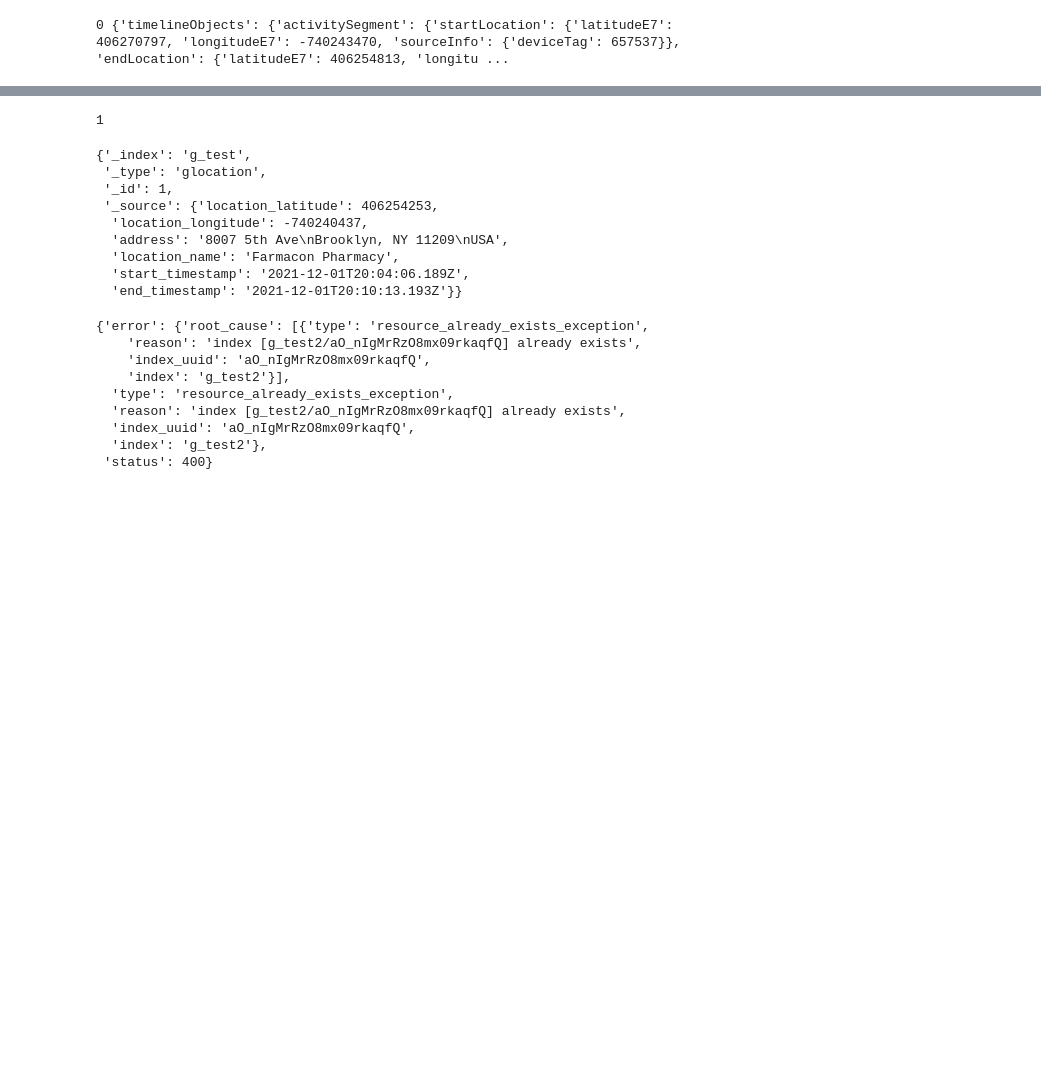
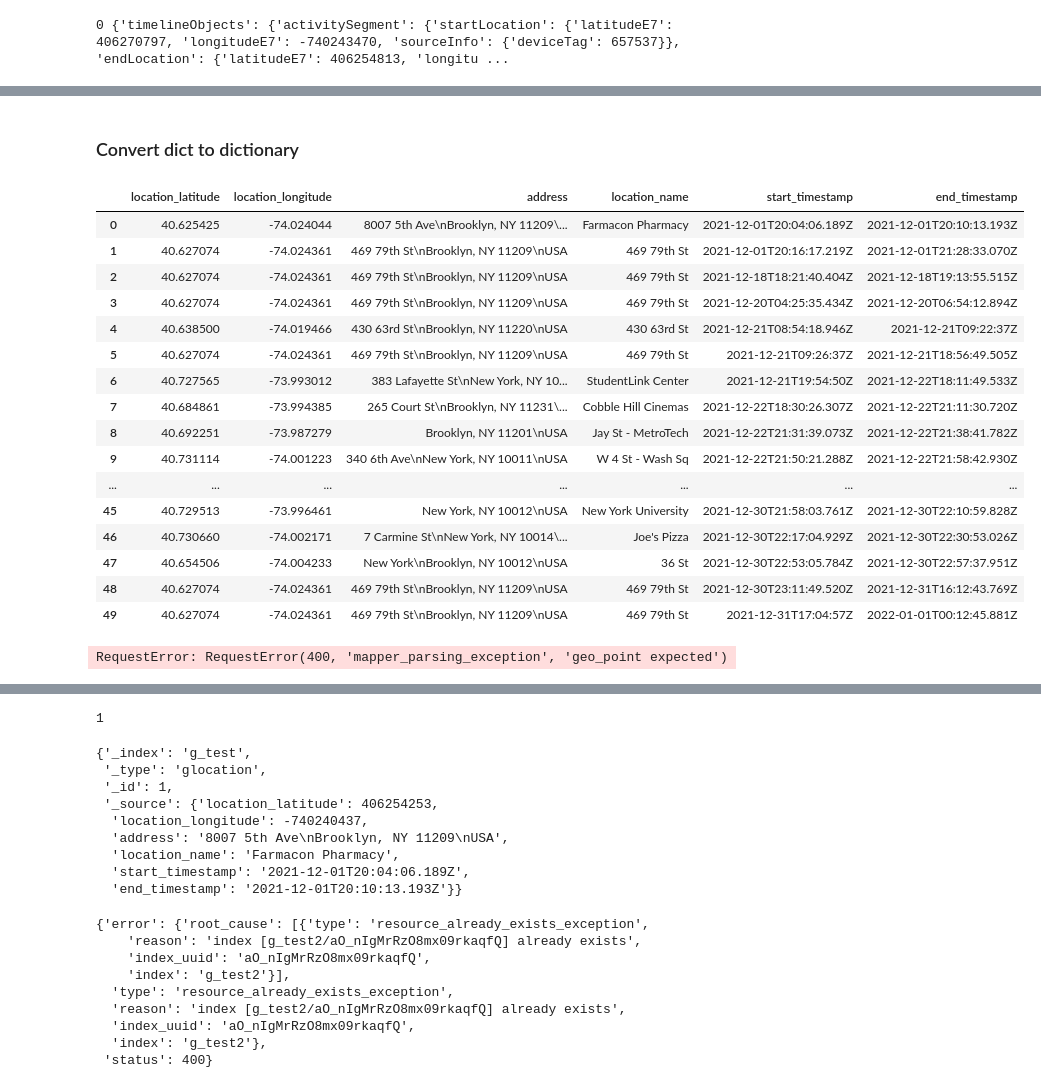
Before and after one commit to pb2640/big_data_spring22, a Jupyter notebook: Elk_google_loc.ipynb, the cells around one changed output, grey strips where cells are left out. Drawn from its saved outputs; the diff is of its cells as text; code cells hidden in the pictures; blank space fills up the shorter version.

Commit message:
Update Elk_google_loc.ipynb
Added Convert json to dataframe

```diff
--- a/Elk_google_loc.ipynb
+++ b/Elk_google_loc.ipynb
@@ -48,0 +81,21 @@ df = pd.read_json(r"C:\Users\parth\2022\notebooks\data\Takeout\Location History\
+# %%
+data_21 = []
+for year in os.listdir("./data/Takeout/Location History/Semantic Location History/"):
+    for file in os.listdir("./data/Takeout/Location History/Semantic Location History/"+year):
+        df = pd.read_json("./data/Takeout/Location History/Semantic Location History/"+year+"/"+file)
+        df2 = df.to_dict('records')
+        for i in range(len(df2)):
+            line = df2[i]
+
+            if(line.get("timelineObjects").get("placeVisit")!=None):
+
+                doc = {
+                'location_latitude':line.get("timelineObjects").get("placeVisit").get("location").get("latitudeE7")/10000000,
+                'location_longitude':line.get("timelineObjects").get("placeVisit").get("location").get("longitudeE7")/10000000,
+                'address':line.get("timelineObjects").get("placeVisit").get("location").get("address"),
+                'location_name':line.get("timelineObjects").get("placeVisit").get("location").get("name"),
+                'start_timestamp':line.get("timelineObjects").get("placeVisit").get("duration").get("startTimestamp"),
+                'end_timestamp':line.get("timelineObjects").get("placeVisit").get("duration").get("endTimestamp")}
+                data_21.append(doc)
+# %%
+df = pd.DataFrame.from_dict(data_21)
@@ -76,3 +158,5 @@ for c,line in enumerate(df2):
     break
 # %% [output]
 0 {'timelineObjects': {'activitySegment': {'startLocation': {'latitudeE7': 406270797, 'longitudeE7': -740243470, 'sourceInfo': {'deviceTag': 657537}}, 'endLocation': {'latitudeE7': 406254813, 'longitu ...
+# %%
+line = df2[0]
@@ -78,0 +183,41 @@ for c,line in enumerate(df2):
+# %%
+data = []
+for i in range(len(df2)):
+    line = df2[i]
+
+    if(line.get("timelineObjects").get("placeVisit")!=None):
+
+        doc = {
+        'location_latitude':line.get("timelineObjects").get("placeVisit").get("location").get("latitudeE7")/10000000,
+        'location_longitude':line.get("timelineObjects").get("placeVisit").get("location").get("longitudeE7")/10000000,
+        'address':line.get("timelineObjects").get("placeVisit").get("location").get("address"),
+        'location_name':line.get("timelineObjects").get("placeVisit").get("location").get("name"),
+        'start_timestamp':line.get("timelineObjects").get("placeVisit").get("duration").get("startTimestamp"),
+        'end_timestamp':line.get("timelineObjects").get("placeVisit").get("duration").get("endTimestamp")}
+        data.append(doc)
+# %% [markdown]
+### Convert dict to dictionary
+# %%
+pd.DataFrame.from_dict(data)
+# %% [output]
+|  | location_latitude | location_longitude | address | location_name | start_timestamp | end_timestamp |
+| 0 | 40.625425 | -74.024044 | 8007 5th Ave\nBrooklyn, NY 11209\... | Farmacon Pharmacy | 2021-12-01T20:04:06.189Z | 2021-12-01T20:10:13.193Z |
+| 1 | 40.627074 | -74.024361 | 469 79th St\nBrooklyn, NY 11209\nUSA | 469 79th St | 2021-12-01T20:16:17.219Z | 2021-12-01T21:28:33.070Z |
+| 2 | 40.627074 | -74.024361 | 469 79th St\nBrooklyn, NY 11209\nUSA | 469 79th St | 2021-12-18T18:21:40.404Z | 2021-12-18T19:13:55.515Z |
+| 3 | 40.627074 | -74.024361 | 469 79th St\nBrooklyn, NY 11209\nUSA | 469 79th St | 2021-12-20T04:25:35.434Z | 2021-12-20T06:54:12.894Z |
+| 4 | 40.638500 | -74.019466 | 430 63rd St\nBrooklyn, NY 11220\nUSA | 430 63rd St | 2021-12-21T08:54:18.946Z | 2021-12-21T09:22:37Z |
+| 5 | 40.627074 | -74.024361 | 469 79th St\nBrooklyn, NY 11209\nUSA | 469 79th St | 2021-12-21T09:26:37Z | 2021-12-21T18:56:49.505Z |
+| 6 | 40.727565 | -73.993012 | 383 Lafayette St\nNew York, NY 10... | StudentLink Center | 2021-12-21T19:54:50Z | 2021-12-22T18:11:49.533Z |
+| 7 | 40.684861 | -73.994385 | 265 Court St\nBrooklyn, NY 11231\... | Cobble Hill Cinemas | 2021-12-22T18:30:26.307Z | 2021-12-22T21:11:30.720Z |
+| 8 | 40.692251 | -73.987279 | Brooklyn, NY 11201\nUSA | Jay St - MetroTech | 2021-12-22T21:31:39.073Z | 2021-12-22T21:38:41.782Z |
+| 9 | 40.731114 | -74.001223 | 340 6th Ave\nNew York, NY 10011\nUSA | W 4 St - Wash Sq | 2021-12-22T21:50:21.288Z | 2021-12-22T21:58:42.930Z |
+| ... | ... | ... | ... | ... | ... | ... |
+| 45 | 40.729513 | -73.996461 | New York, NY 10012\nUSA | New York University | 2021-12-30T21:58:03.761Z | 2021-12-30T22:10:59.828Z |
+| 46 | 40.730660 | -74.002171 | 7 Carmine St\nNew York, NY 10014\... | Joe's Pizza | 2021-12-30T22:17:04.929Z | 2021-12-30T22:30:53.026Z |
+| 47 | 40.654506 | -74.004233 | New York\nBrooklyn, NY 10012\nUSA | 36 St | 2021-12-30T22:53:05.784Z | 2021-12-30T22:57:37.951Z |
+| 48 | 40.627074 | -74.024361 | 469 79th St\nBrooklyn, NY 11209\nUSA | 469 79th St | 2021-12-30T23:11:49.520Z | 2021-12-31T16:12:43.769Z |
+| 49 | 40.627074 | -74.024361 | 469 79th St\nBrooklyn, NY 11209\nUSA | 469 79th St | 2021-12-31T17:04:57Z | 2022-01-01T00:12:45.881Z |
+# %%
+es.index(index = "gtest1",id = 1,body = doc)
+# %% [output]
+RequestError: RequestError(400, 'mapper_parsing_exception', 'geo_point expected')
```
Also changed, not shown: parts of 16 cells of this notebook.
